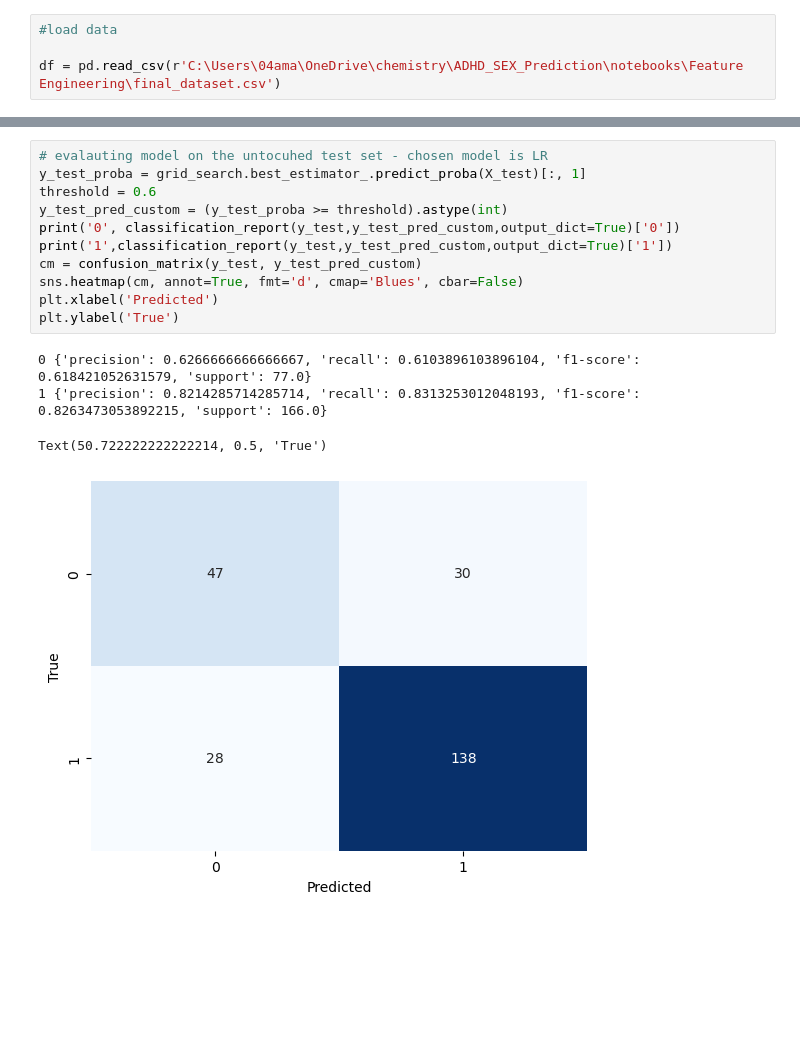
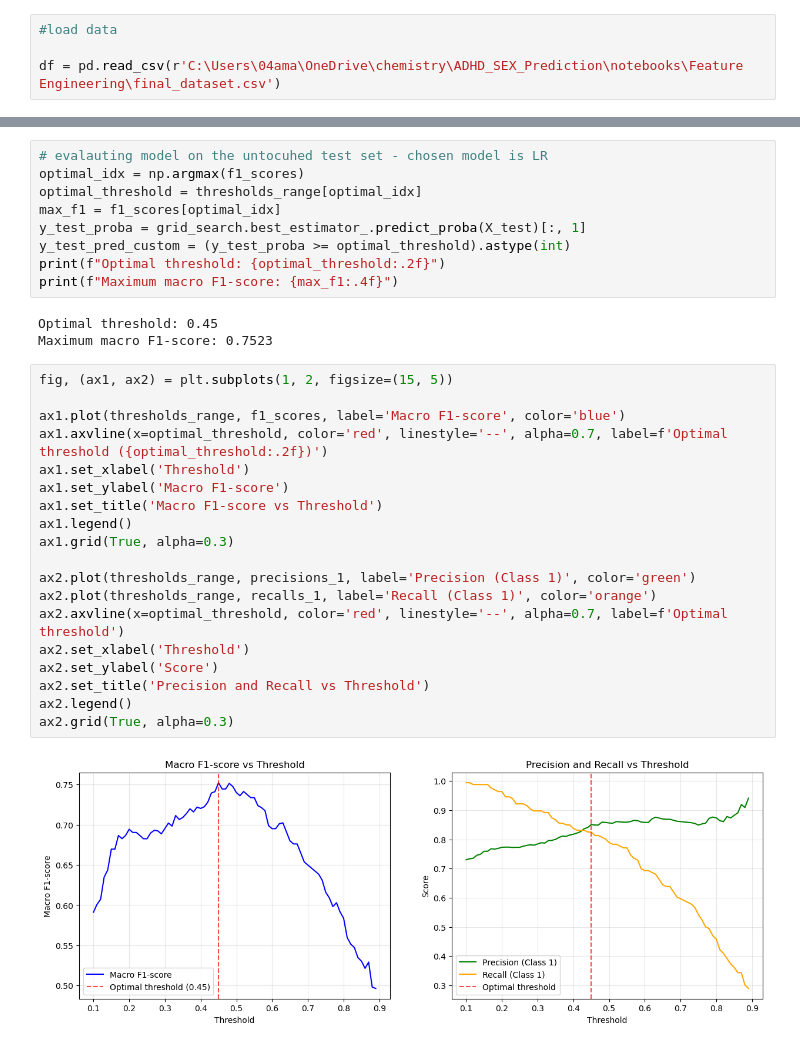
Before and after one commit to ASdata1/ADHD_SEX_Prediction, a Jupyter notebook: notebooks/Modelling & Evaluation/modelling & evaluation.ipynb, the cells around one changed output, grey strips where cells are left out. Cells and saved outputs as stored; diff of their text form; blank space fills up the shorter version.

```diff
--- a/notebooks/Modelling & Evaluation/modelling & evaluation.ipynb
+++ b/notebooks/Modelling & Evaluation/modelling & evaluation.ipynb
@@ -181,16 +182,33 @@ Text(0.5, 1.0, 'Top 20 Feature Importances')
 # %%
 # evalauting model on the untocuhed test set - chosen model is LR
+optimal_idx = np.argmax(f1_scores)
+optimal_threshold = thresholds_range[optimal_idx]
+max_f1 = f1_scores[optimal_idx]
 y_test_proba = grid_search.best_estimator_.predict_proba(X_test)[:, 1]
-threshold = 0.6
-y_test_pred_custom = (y_test_proba >= threshold).astype(int)
-print('0', classification_report(y_test,y_test_pred_custom,output_dict=True)['0'])
-print('1',classification_report(y_test,y_test_pred_custom,output_dict=True)['1'])
-cm = confusion_matrix(y_test, y_test_pred_custom)
-sns.heatmap(cm, annot=True, fmt='d', cmap='Blues', cbar=False)
-plt.xlabel('Predicted')
-plt.ylabel('True')
+y_test_pred_custom = (y_test_proba >= optimal_threshold).astype(int)
+print(f"Optimal threshold: {optimal_threshold:.2f}")
+print(f"Maximum macro F1-score: {max_f1:.4f}")
 # %% [output]
-0 {'precision': 0.6266666666666667, 'recall': 0.6103896103896104, 'f1-score': 0.618421052631579, 'support': 77.0}
-1 {'precision': 0.8214285714285714, 'recall': 0.8313253012048193, 'f1-score': 0.8263473053892215, 'support': 166.0}
+Optimal threshold: 0.45
+Maximum macro F1-score: 0.7523
-Text(50.722222222222214, 0.5, 'True')
-[figure, removed]
+# %%
+fig, (ax1, ax2) = plt.subplots(1, 2, figsize=(15, 5))
+
+ax1.plot(thresholds_range, f1_scores, label='Macro F1-score', color='blue')
+ax1.axvline(x=optimal_threshold, color='red', linestyle='--', alpha=0.7, label=f'Optimal threshold ({optimal_threshold:.2f})')
+ax1.set_xlabel('Threshold')
+ax1.set_ylabel('Macro F1-score')
+ax1.set_title('Macro F1-score vs Threshold')
+ax1.legend()
+ax1.grid(True, alpha=0.3)
+
+ax2.plot(thresholds_range, precisions_1, label='Precision (Class 1)', color='green')
+ax2.plot(thresholds_range, recalls_1, label='Recall (Class 1)', color='orange')
+ax2.axvline(x=optimal_threshold, color='red', linestyle='--', alpha=0.7, label=f'Optimal threshold')
+ax2.set_xlabel('Threshold')
+ax2.set_ylabel('Score')
+ax2.set_title('Precision and Recall vs Threshold')
+ax2.legend()
+ax2.grid(True, alpha=0.3)
+# %% [output]
+[figure, added]
```
Also changed, not shown: parts of 18 cells of this notebook, 4 other files.
